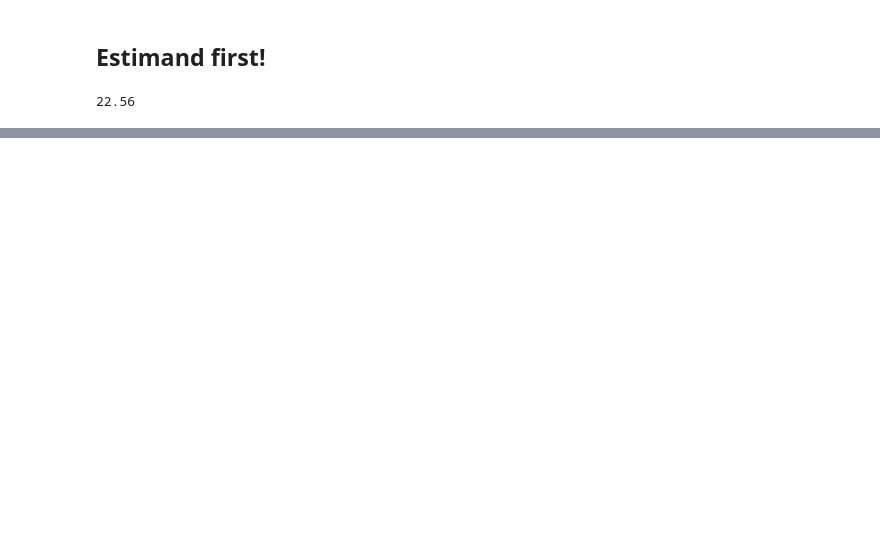
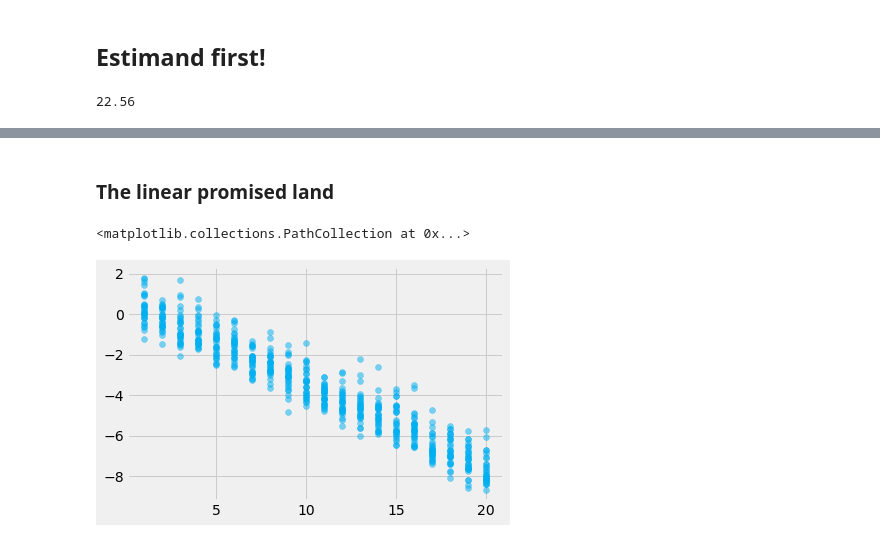
Before and after one commit to PacktPublishing/Causal-Inference-and-Discovery-in-Python, a Jupyter notebook: Chapter_06.ipynb, the cells around one changed output, grey strips where cells are left out. Cells and saved outputs as stored; diff of their text form; code cells hidden in the pictures; blank space fills up the shorter version.

```diff
--- a/Chapter_06.ipynb
+++ b/Chapter_06.ipynb
@@ -127,0 +231,2 @@ graph
+# %% [markdown]
+### The linear promised land
@@ -127,0 +269,18 @@ graph
+# %%
+# Instantiate the SCM
+scm = GPSMemorySCM()
+
+# Run an experiment
+treatments = []
+experiment_results = []
+
+# Sample over various treatments
+for treatment in np.arange(1, 21):
+    gps_hours, hippocampus, memory = scm.intervene(treatment_value=treatment, sample_size=30)
+    experiment_results.append(memory)
+    treatments.append(gps_hours)
+# %%
+plt.scatter(treatments, experiment_results, alpha=.5, color=COLORS[0])
+# %% [output]
+<matplotlib.collections.PathCollection at 0x...>
+[figure, added]
```
Also changed, not shown: parts of 32 cells of this notebook, 13 other files.
